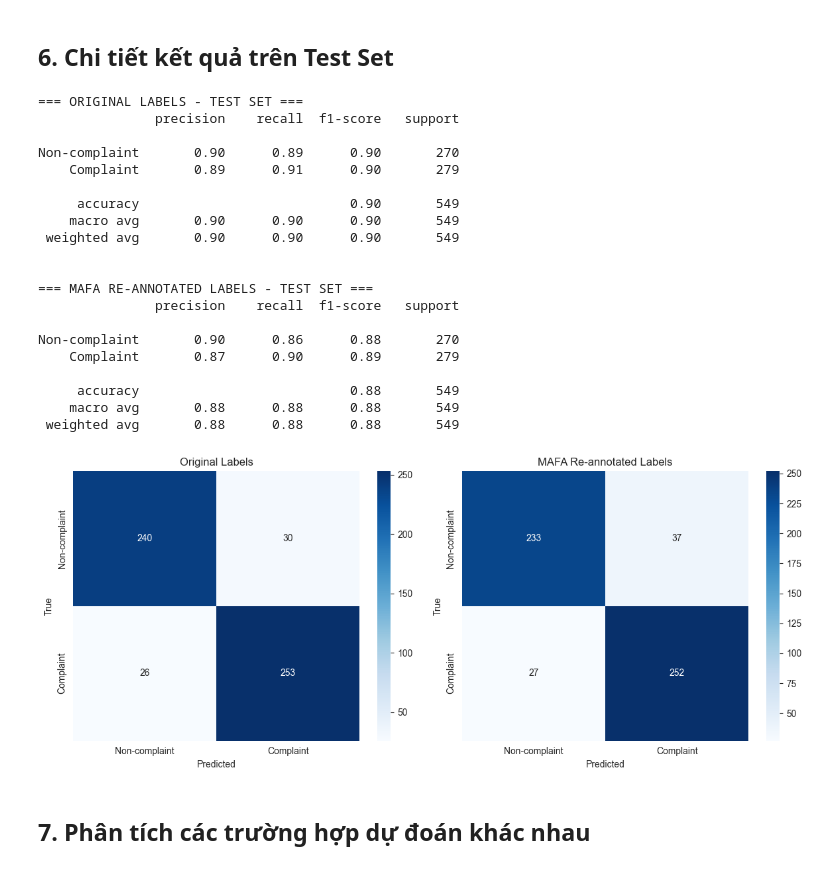
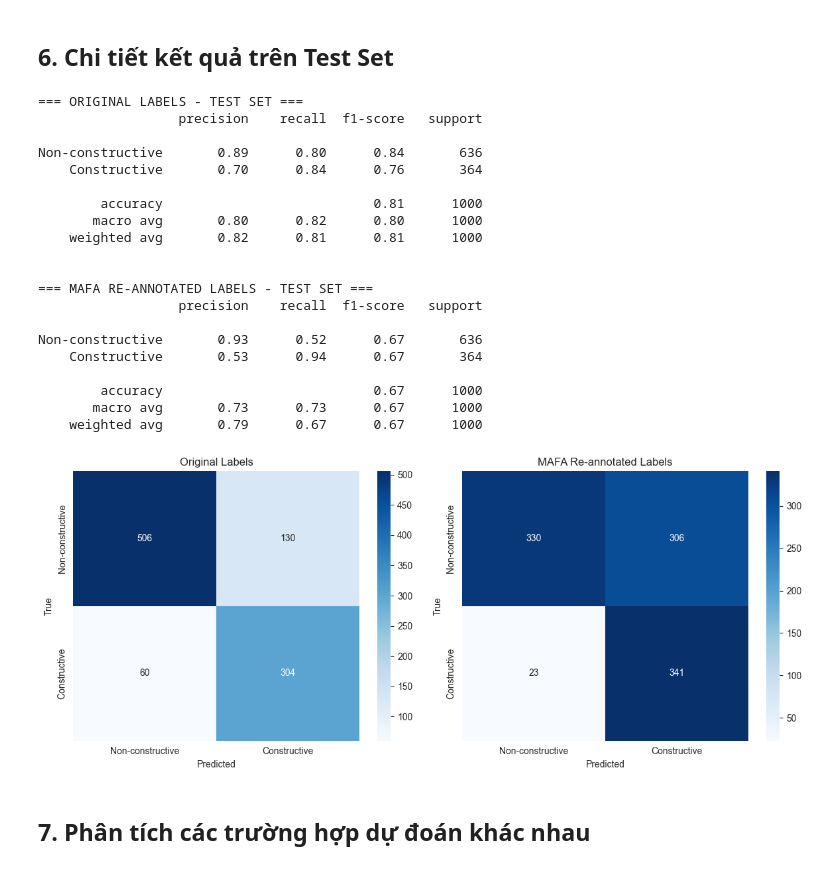
Before and after one commit to lechihoang/multi-agent-annotation, a Jupyter notebook: notebooks/compare.ipynb, the cells around one changed output. Drawn from its saved outputs; the diff is of its cells as text; code cells hidden in the pictures.

```diff
--- a/notebooks/compare.ipynb
+++ b/notebooks/compare.ipynb
@@ -27,13 +27,13 @@ plt.rcParams['figure.figsize'] = (12, 5)
 ## 1. Tải dữ liệu
 # %%
 # Dữ liệu gốc (Original)
-train_orig = pd.read_csv('../data/train.csv')
-val_orig = pd.read_csv('../data/val.csv')
-test_df = pd.read_csv('../data/test.csv')
+train_orig = pd.read_csv('../data/ViCTSD_train.csv')
+val_orig = pd.read_csv('../data/ViCTSD_valid.csv')
+test_df = pd.read_csv('../data/ViCTSD_test.csv')
 
 # Dữ liệu annotate lại (MAFA)
-train_reann = pd.read_csv('../data/train_labeled.csv')
-val_reann = pd.read_csv('../data/val_labeled.csv')
+train_reann = pd.read_csv('../data/ViCTSD_train_labeled.csv')
+val_reann = pd.read_csv('../data/ViCTSD_valid_labeled.csv')
 
 print("=== ORIGINAL DATA ===")
 print(f"Train: {len(train_orig)} samples")
@@ -212,7 +212,7 @@ Test: 549
 ## 4. Training & Evaluation
 # %%
 # Hàm train và evaluate
-def train_and_evaluate(X_train, y_train, X_val, y_val, X_test, y_test, label_name):
+def train_and_evaluate(X_train, y_train, X_val, y_val, X_test, y_test, Constructiveness_name):
     """
     Train model và trả về kết quả evaluation
     """
@@ -239,7 +239,7 @@ def train_and_evaluate(X_train, y_train, X_val, y_val, X_test, y_test, label_nam
 
     # Metrics
     results = {
-        'label_type': label_name,
+        'Constructiveness_type': Constructiveness_name,
         'val_accuracy': accuracy_score(y_val, y_val_pred),
         'val_f1': f1_score(y_val, y_val_pred, average='weighted'),
         'val_f1_macro': f1_score(y_val, y_val_pred, average='macro'),
@@ -253,8 +253,8 @@ def train_and_evaluate(X_train, y_train, X_val, y_val, X_test, y_test, label_nam
 
     return results, pipeline
 
-# Train với original labels
-print("Training with ORIGINAL labels...")
+# Train với original Constructivenesss
+print("Training with ORIGINAL Constructivenesss...")
 results_orig, model_orig = train_and_evaluate(
     X_train_orig, y_train_orig,
     X_val_orig, y_val_orig,
@@ -263,8 +263,8 @@ results_orig, model_orig = train_and_evaluate(
 )
 print("Done!")
 
-# Train với re-annotated labels
-print("\nTraining with RE-ANNOTATED labels...")
+# Train với re-annotated Constructivenesss
+print("\nTraining with RE-ANNOTATED Constructivenesss...")
 results_reann, model_reann = train_and_evaluate(
     X_train_reann, y_train_reann,
     X_val_reann, y_val_reann,
@@ -409,57 +409,57 @@ plt.show()
 # Classification report chi tiết
 print("=== ORIGINAL LABELS - TEST SET ===")
 print(classification_report(y_test, results_orig['y_test_pred'],
-                          target_names=['Non-complaint', 'Complaint']))
+                          target_names=['Non-constructive', 'Constructive']))
 
 print("\n=== MAFA RE-ANNOTATED LABELS - TEST SET ===")
 print(classification_report(y_test, results_reann['y_test_pred'],
-                          target_names=['Non-complaint', 'Complaint']))
+                          target_names=['Non-constructive', 'Constructive']))
 # %% [output]
 === ORIGINAL LABELS - TEST SET ===
-               precision    recall  f1-score   support
+                  precision    recall  f1-score   support
 
-Non-complaint       0.90      0.89      0.90       270
-    Complaint       0.89      0.91      0.90       279
+Non-constructive       0.89      0.80      0.84       636
+    Constructive       0.70      0.84      0.76       364
 
-     accuracy                           0.90       549
-    macro avg       0.90      0.90      0.90       549
- weighted avg       0.90      0.90      0.90       549
+        accuracy                           0.81      1000
+       macro avg       0.80      0.82      0.80      1000
+    weighted avg       0.82      0.81      0.81      1000
 
 
 === MAFA RE-ANNOTATED LABELS - TEST SET ===
-               precision    recall  f1-score   support
+                  precision    recall  f1-score   support
 
-Non-complaint       0.90      0.86      0.88       270
-    Complaint       0.87      0.90      0.89       279
+Non-constructive       0.93      0.52      0.67       636
+    Constructive       0.53      0.94      0.67       364
 
-     accuracy                           0.88       549
-    macro avg       0.88      0.88      0.88       549
- weighted avg       0.88      0.88      0.88       549
+        accuracy                           0.67      1000
+       macro avg       0.73      0.73      0.67      1000
+    weighted avg       0.79      0.67      0.67      1000
 # %%
 # Confusion matrices
 fig, axes = plt.subplots(1, 2, figsize=(12, 5))
 
 cm_orig = confusion_matrix(y_test, results_orig['y_test_pred'])
 cm_reann = confusion_matrix(y_test, results_reann['y_test_pred'])
 
 sns.heatmap(cm_orig, annot=True, fmt='d', cmap='Blues', ax=axes[0],
-            xticklabels=['Non-complaint', 'Complaint'],
-            yticklabels=['Non-complaint', 'Complaint'])
+            xticklabels=['Non-constructive', 'Constructive'],
+            yticklabels=['Non-constructive', 'Constructive'])
 axes[0].set_title('Original Labels')
 axes[0].set_xlabel('Predicted')
 axes[0].set_ylabel('True')
 
 sns.heatmap(cm_reann, annot=True, fmt='d', cmap='Blues', ax=axes[1],
-            xticklabels=['Non-complaint', 'Complaint'],
-            yticklabels=['Non-complaint', 'Complaint'])
+            xticklabels=['Non-constructive', 'Constructive'],
+            yticklabels=['Non-constructive', 'Constructive'])
 axes[1].set_title('MAFA Re-annotated Labels')
 axes[1].set_xlabel('Predicted')
 axes[1].set_ylabel('True')
 
 plt.tight_layout()
 plt.show()
 # %% [output]
-[figure, old version]
+[figure, new version]
 # %% [markdown]
 ## 7. Phân tích các trường hợp dự đoán khác nhau
 # %%
```
Also changed, not shown: parts of 11 cells of this notebook, 20 other files.
